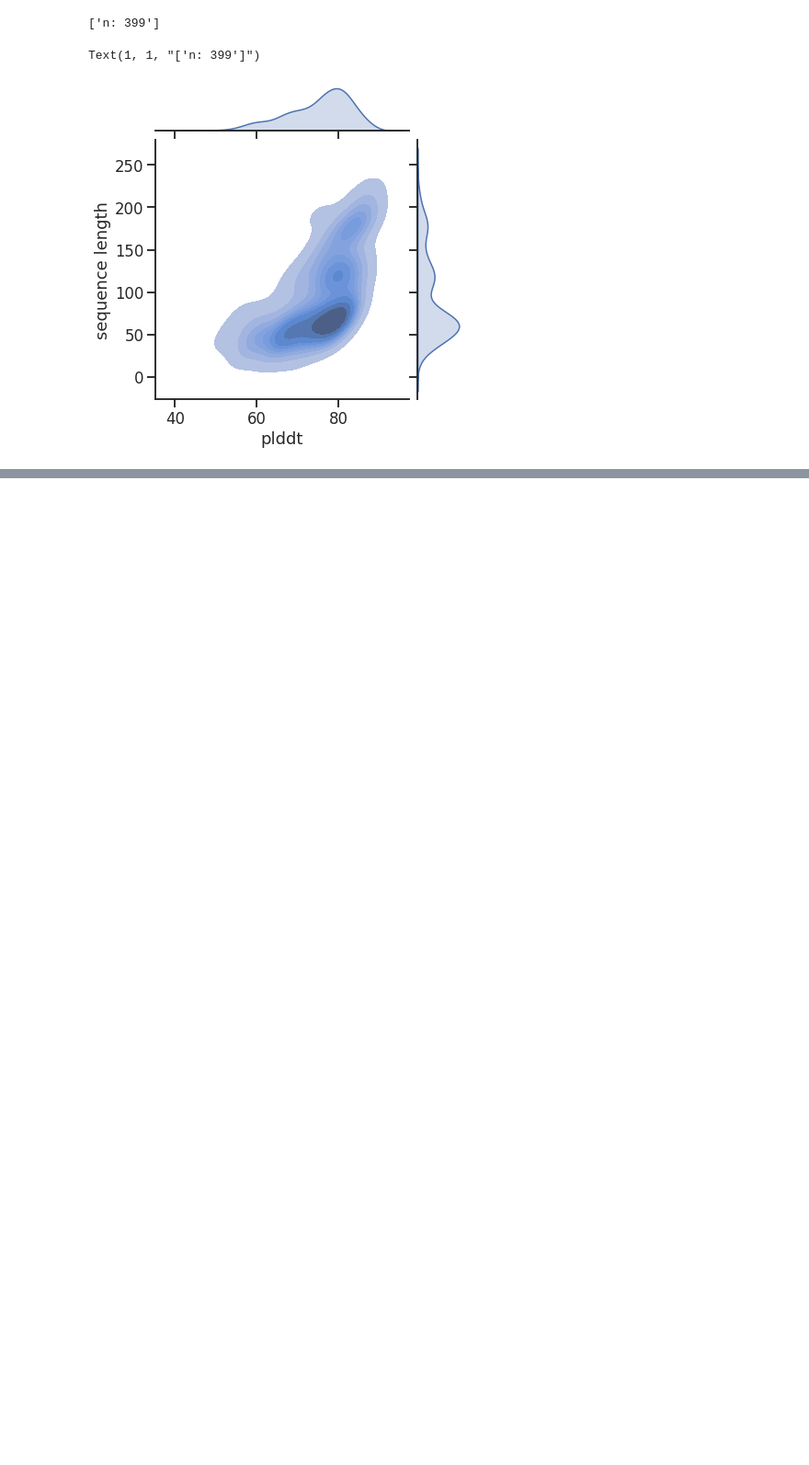
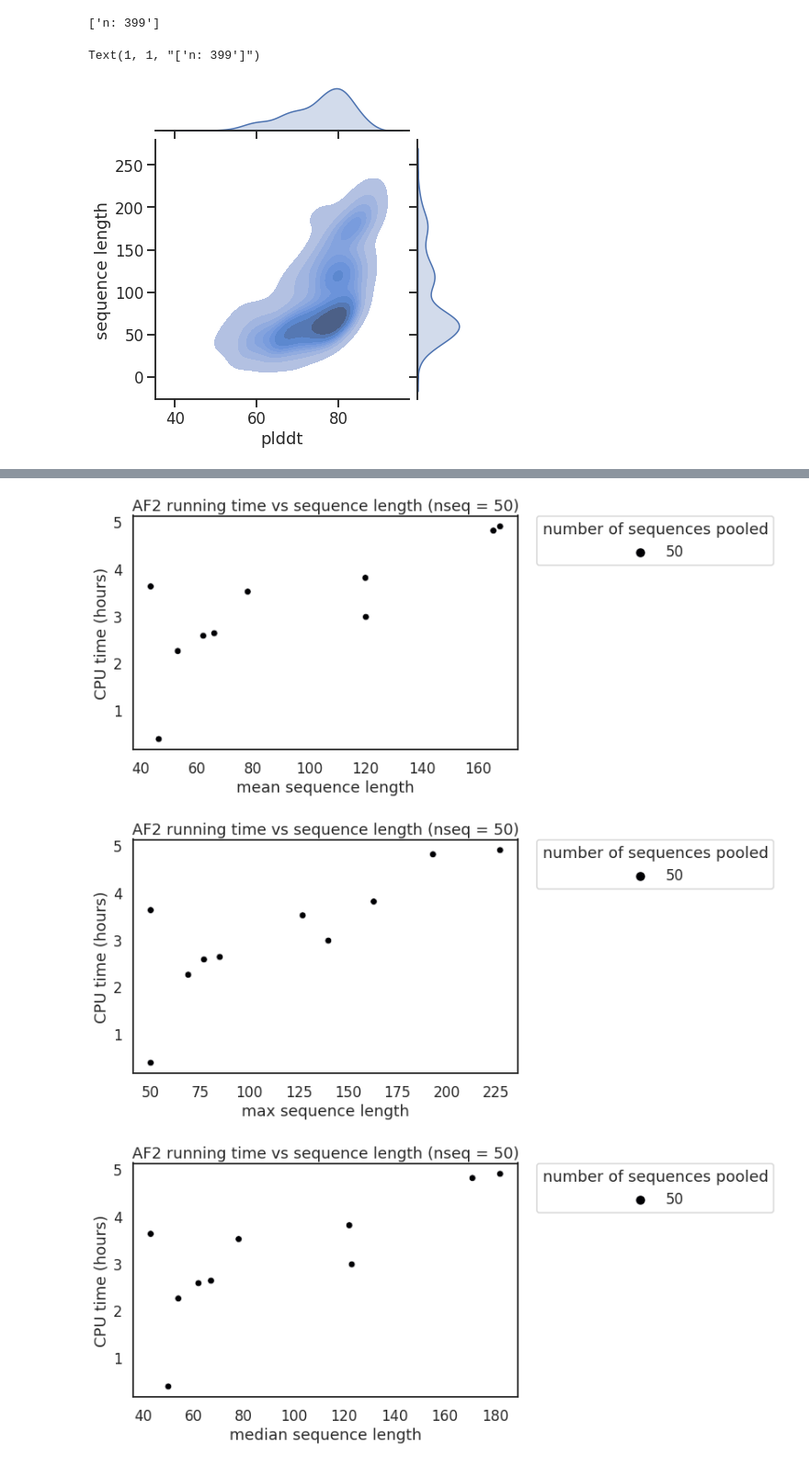
Before and after one commit to luisas/nf_structural_regression, a Jupyter notebook: notebook/04_AF2_benchmark.ipynb, the cells around one changed output, grey strips where cells are left out. Shown: that part at 92% size. Saved outputs shown, nothing was run; the diff lists cells and outputs as text; code cells hidden in the pictures; blank space fills up the shorter version.

```diff
--- a/notebook/04_AF2_benchmark.ipynb
+++ b/notebook/04_AF2_benchmark.ipynb
@@ -138,3 +140,2 @@ Text(1, 1, "['n: 399']")
 # %%
- # Overview of all sequences in Homfam and Exthomfam
-seqs_dir
+structures_dir = "/home/luisasantus/Desktop/crg_cluster/data/structural_regression/af2_structures/colabfold"
@@ -149,0 +142,22 @@ NameError: name 'get_seq_lengths' is not defined
+# %%
+# Parse in trace files
+traces = pd.DataFrame()
+for fam in os.listdir(structures_dir):
+        fam_dir = os.path.join(structures_dir,fam)
+        for f in os.listdir(fam_dir):
+            if f == ".command.trace":
+                trace = join(fam_dir, f)
+                df = pd.read_csv(trace, sep = "=").T
+                df = df.rename(index={'nextflow.trace/v2': fam})
+                traces = traces.append(df)
+
+
+# Number of sequences with which it was run
+traces["nseq"] = 50
+traces.reset_index(inplace=True)
+traces = traces.rename(columns={'index': 'family'})
+# %%
+stats_homfam_seqs = summary_lengths_homfam.groupby(by=['family']).agg({'sequence length':['mean', 'median', "max"]})["sequence length"].reset_index()
+# TODO Here to add also exthomfam
+stats_seqs = stats_homfam_seqs
+stats_seqs
@@ -149,0 +178,4 @@ NameError: name 'get_seq_lengths' is not defined
+# %%
+traces_merged = pd.merge(traces, stats_homfam_seqs, on ="family")
+traces_merged["hours"] = traces_merged.realtime/3600000
+traces_merged.head(2)
@@ -149,0 +187,13 @@ NameError: name 'get_seq_lengths' is not defined
+# %%
+sns.set_context("talk")
+metrics = ["mean","max", "median"]
+for metric in metrics:
+    f, ax = plt.subplots(figsize=(8, 5))
+    sns.scatterplot(data=traces_merged, y="hours", x=metric, hue="nseq",
+                        palette = "magma", s = 60)
+    plt.legend(bbox_to_anchor=(1.05, 1), loc=2, borderaxespad=0., title = "number of sequences pooled")
+    ax.set(ylabel='CPU time (hours)', xlabel= metric +" sequence length", title = "AF2 running time vs sequence length (nseq = 50)")
+# %% [output]
+[figure, added]
+[figure, added]
+[figure, added]
```
Also changed, not shown: parts of 7 cells of this notebook, 17 other files.
